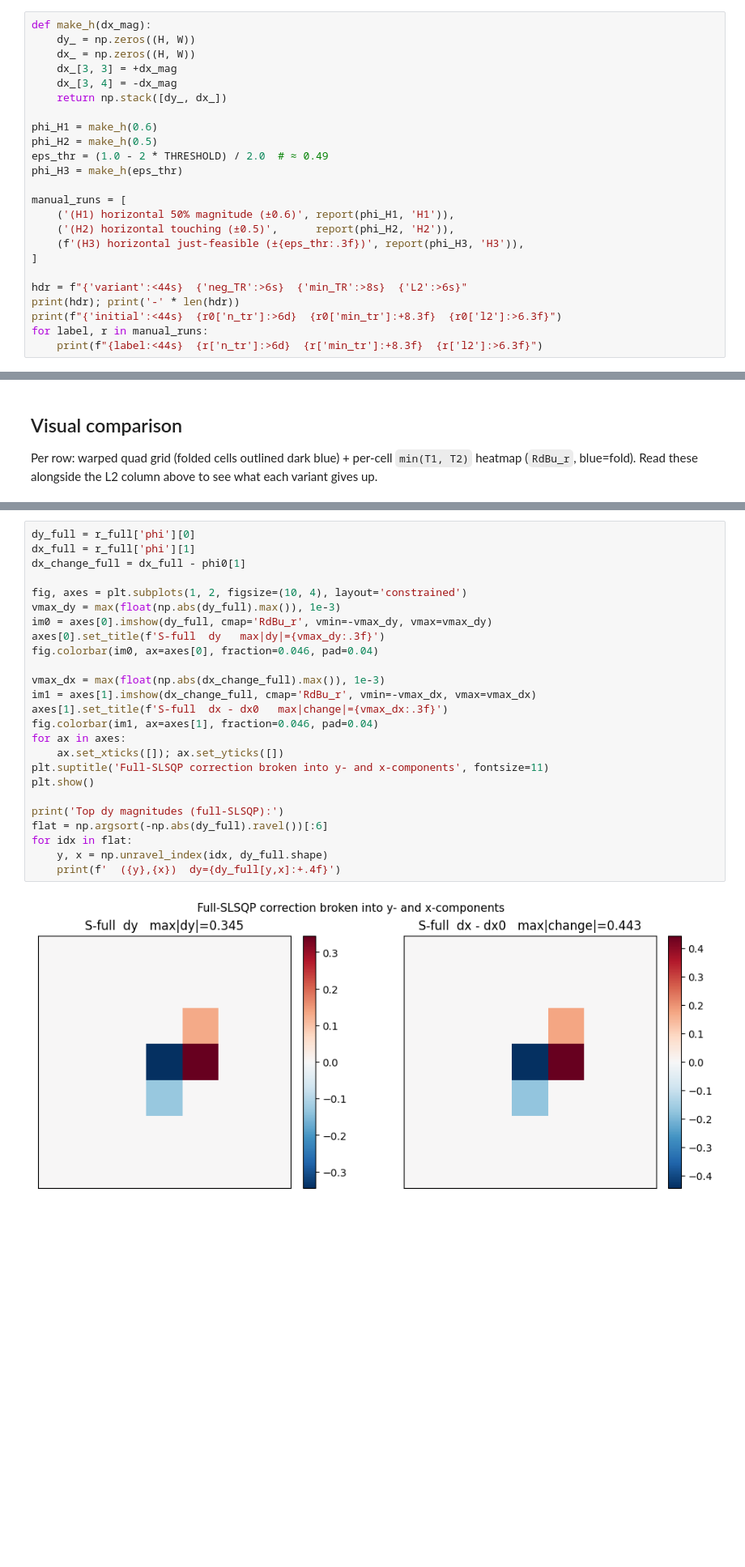
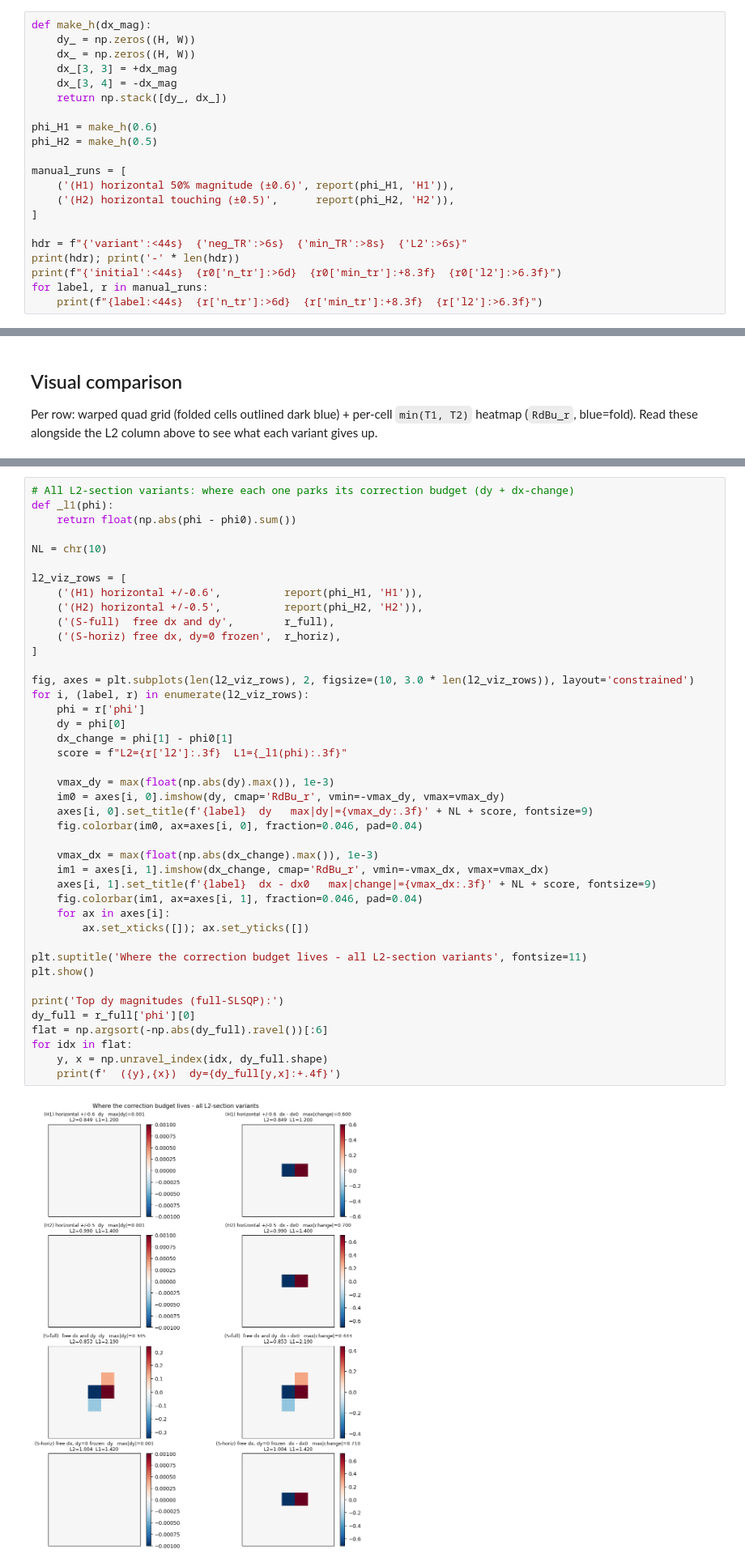
Before and after one commit to andythai/dvfopt, a Jupyter notebook: notebooks/two-triangle-check/09_horizontal-vs-diagonal-bowtie.ipynb, the cells around one changed output, grey strips where cells are left out. Shown at 81% size. Saved outputs shown, nothing was run; the diff lists cells and outputs as text; blank space fills up the shorter version.

```diff
--- a/notebooks/two-triangle-check/09_horizontal-vs-diagonal-bowtie.ipynb
+++ b/notebooks/two-triangle-check/09_horizontal-vs-diagonal-bowtie.ipynb
@@ -79,13 +78,10 @@ def make_h(dx_mag):
 
 phi_H1 = make_h(0.6)
 phi_H2 = make_h(0.5)
-eps_thr = (1.0 - 2 * THRESHOLD) / 2.0  # ≈ 0.49
-phi_H3 = make_h(eps_thr)
 
 manual_runs = [
     ('(H1) horizontal 50% magnitude (±0.6)', report(phi_H1, 'H1')),
     ('(H2) horizontal touching (±0.5)',      report(phi_H2, 'H2')),
-    (f'(H3) horizontal just-feasible (±{eps_thr:.3f})', report(phi_H3, 'H3')),
 ]
 
 hdr = f"{'variant':<44s}  {'neg_TR':>6s}  {'min_TR':>8s}  {'L2':>6s}"
@@ -292,30 +290,47 @@ Heatmap of `dy` for the full-SLSQP solution (signed). If it is essentially zero,
 # %%
-dy_full = r_full['phi'][0]
-dx_full = r_full['phi'][1]
-dx_change_full = dx_full - phi0[1]
+# All L2-section variants: where each one parks its correction budget (dy + dx-change)
+def _l1(phi):
+    return float(np.abs(phi - phi0).sum())
 
-fig, axes = plt.subplots(1, 2, figsize=(10, 4), layout='constrained')
-vmax_dy = max(float(np.abs(dy_full).max()), 1e-3)
-im0 = axes[0].imshow(dy_full, cmap='RdBu_r', vmin=-vmax_dy, vmax=vmax_dy)
-axes[0].set_title(f'S-full  dy   max|dy|={vmax_dy:.3f}')
-fig.colorbar(im0, ax=axes[0], fraction=0.046, pad=0.04)
+NL = chr(10)
 
-vmax_dx = max(float(np.abs(dx_change_full).max()), 1e-3)
-im1 = axes[1].imshow(dx_change_full, cmap='RdBu_r', vmin=-vmax_dx, vmax=vmax_dx)
-axes[1].set_title(f'S-full  dx - dx0   max|change|={vmax_dx:.3f}')
-fig.colorbar(im1, ax=axes[1], fraction=0.046, pad=0.04)
-for ax in axes:
-    ax.set_xticks([]); ax.set_yticks([])
-plt.suptitle('Full-SLSQP correction broken into y- and x-components', fontsize=11)
+l2_viz_rows = [
+    ('(H1) horizontal +/-0.6',          report(phi_H1, 'H1')),
+    ('(H2) horizontal +/-0.5',          report(phi_H2, 'H2')),
+    ('(S-full)  free dx and dy',        r_full),
+    ('(S-horiz) free dx, dy=0 frozen',  r_horiz),
+]
+
+fig, axes = plt.subplots(len(l2_viz_rows), 2, figsize=(10, 3.0 * len(l2_viz_rows)), layout='constrained')
+for i, (label, r) in enumerate(l2_viz_rows):
+    phi = r['phi']
+    dy = phi[0]
+    dx_change = phi[1] - phi0[1]
+    score = f"L2={r['l2']:.3f}  L1={_l1(phi):.3f}"
+
+    vmax_dy = max(float(np.abs(dy).max()), 1e-3)
+    im0 = axes[i, 0].imshow(dy, cmap='RdBu_r', vmin=-vmax_dy, vmax=vmax_dy)
+    axes[i, 0].set_title(f'{label}  dy   max|dy|={vmax_dy:.3f}' + NL + score, fontsize=9)
+    fig.colorbar(im0, ax=axes[i, 0], fraction=0.046, pad=0.04)
+
+    vmax_dx = max(float(np.abs(dx_change).max()), 1e-3)
+    im1 = axes[i, 1].imshow(dx_change, cmap='RdBu_r', vmin=-vmax_dx, vmax=vmax_dx)
+    axes[i, 1].set_title(f'{label}  dx - dx0   max|change|={vmax_dx:.3f}' + NL + score, fontsize=9)
+    fig.colorbar(im1, ax=axes[i, 1], fraction=0.046, pad=0.04)
+    for ax in axes[i]:
+        ax.set_xticks([]); ax.set_yticks([])
+
+plt.suptitle('Where the correction budget lives - all L2-section variants', fontsize=11)
 plt.show()
 
 print('Top dy magnitudes (full-SLSQP):')
+dy_full = r_full['phi'][0]
 flat = np.argsort(-np.abs(dy_full).ravel())[:6]
 for idx in flat:
     y, x = np.unravel_index(idx, dy_full.shape)
     print(f'  ({y},{x})  dy={dy_full[y,x]:+.4f}')
 # %% [output]
-[figure, old version]
+[figure, new version]
 Top dy magnitudes (full-SLSQP):
   (3,3)  dy=-0.3448
   (3,4)  dy=+0.3448
```
Also changed, not shown: parts of 13 cells of this notebook, 9 other files.
